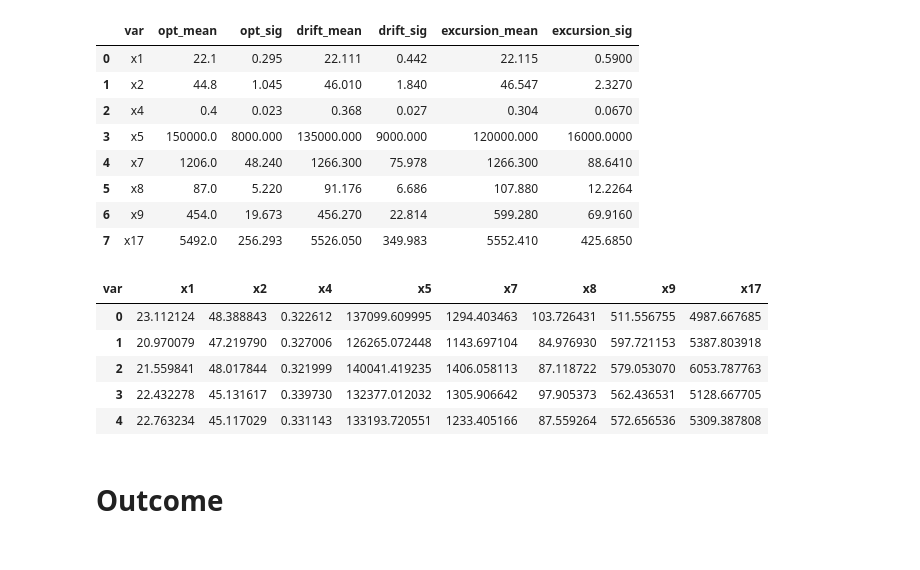
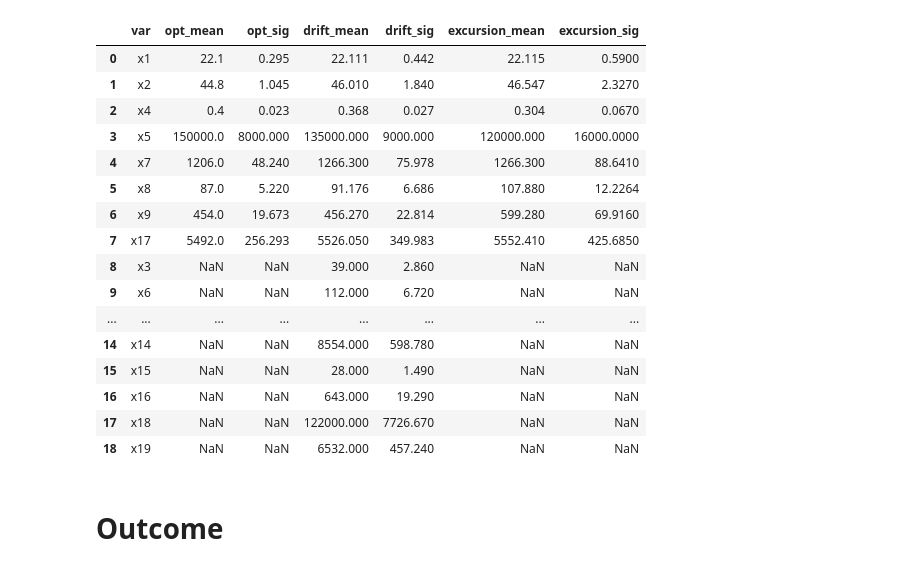
Before and after one commit to hritiksauw199/Nanomatter-Motionlab, a Jupyter notebook: data_generate_code.ipynb, the cells around one changed output. Saved outputs shown, nothing was run; the diff lists cells and outputs as text; code cells hidden in the pictures.

```diff
--- a/data_generate_code.ipynb
+++ b/data_generate_code.ipynb
@@ -4,21 +4,30 @@ import numpy as np
 # %%
 def safe_convert(col):
     col_cleaned = col.replace(',', '', regex=True)
     return pd.to_numeric(col_cleaned, errors='coerce')
 
 setpt = pd.read_csv('setpoint_publish(in).csv')
 setpt = setpt.apply(lambda col: safe_convert(col) if col.name != 'var' else col)
+setpt.columns = setpt.columns.str.strip() #delete whitespace in csv file
 setpt
 # %% [output]
 |  | var | opt_mean | opt_sig | drift_mean | drift_sig | excursion_mean | excursion_sig |
 | 0 | x1 | 22.1 | 0.295 | 22.111 | 0.442 | 22.115 | 0.5900 |
 | 1 | x2 | 44.8 | 1.045 | 46.010 | 1.840 | 46.547 | 2.3270 |
 | 2 | x4 | 0.4 | 0.023 | 0.368 | 0.027 | 0.304 | 0.0670 |
 | 3 | x5 | 150000.0 | 8000.000 | 135000.000 | 9000.000 | 120000.000 | 16000.0000 |
 | 4 | x7 | 1206.0 | 48.240 | 1266.300 | 75.978 | 1266.300 | 88.6410 |
 | 5 | x8 | 87.0 | 5.220 | 91.176 | 6.686 | 107.880 | 12.2264 |
 | 6 | x9 | 454.0 | 19.673 | 456.270 | 22.814 | 599.280 | 69.9160 |
 | 7 | x17 | 5492.0 | 256.293 | 5526.050 | 349.983 | 5552.410 | 425.6850 |
+| 8 | x3 | NaN | NaN | 39.000 | 2.860 | NaN | NaN |
+| 9 | x6 | NaN | NaN | 112.000 | 6.720 | NaN | NaN |
+| ... | ... | ... | ... | ... | ... | ... | ... |
+| 14 | x14 | NaN | NaN | 8554.000 | 598.780 | NaN | NaN |
+| 15 | x15 | NaN | NaN | 28.000 | 1.490 | NaN | NaN |
+| 16 | x16 | NaN | NaN | 643.000 | 19.290 | NaN | NaN |
+| 17 | x18 | NaN | NaN | 122000.000 | 7726.670 | NaN | NaN |
+| 18 | x19 | NaN | NaN | 6532.000 | 457.240 | NaN | NaN |
 # %%
 number_of_wafers = 5000
 
@@ -48,14 +57,6 @@ for data_name in ["opt", "drift", "excursion"]:
 opt_data = datasets['opt']
 drift_data = datasets['drift']
 exc_data = datasets['excursion']
-exc_data.head()
-# %% [output]
-| var | x1 | x2 | x4 | x5 | x7 | x8 | x9 | x17 |
-| 0 | 23.112124 | 48.388843 | 0.322612 | 137099.609995 | 1294.403463 | 103.726431 | 511.556755 | 4987.667685 |
-| 1 | 20.970079 | 47.219790 | 0.327006 | 126265.072448 | 1143.697104 | 84.976930 | 597.721153 | 5387.803918 |
-| 2 | 21.559841 | 48.017844 | 0.321999 | 140041.419235 | 1406.058113 | 87.118722 | 579.053070 | 6053.787763 |
-| 3 | 22.432278 | 45.131617 | 0.339730 | 132377.012032 | 1305.906642 | 97.905373 | 562.436531 | 5128.667705 |
-| 4 | 22.763234 | 45.117029 | 0.331143 | 133193.720551 | 1233.405166 | 87.559264 | 572.656536 | 5309.387808 |
 # %% [markdown]
 # Outcome
 # %%
```
Also changed, not shown: parts of 9 cells of this notebook, 5 other files.
